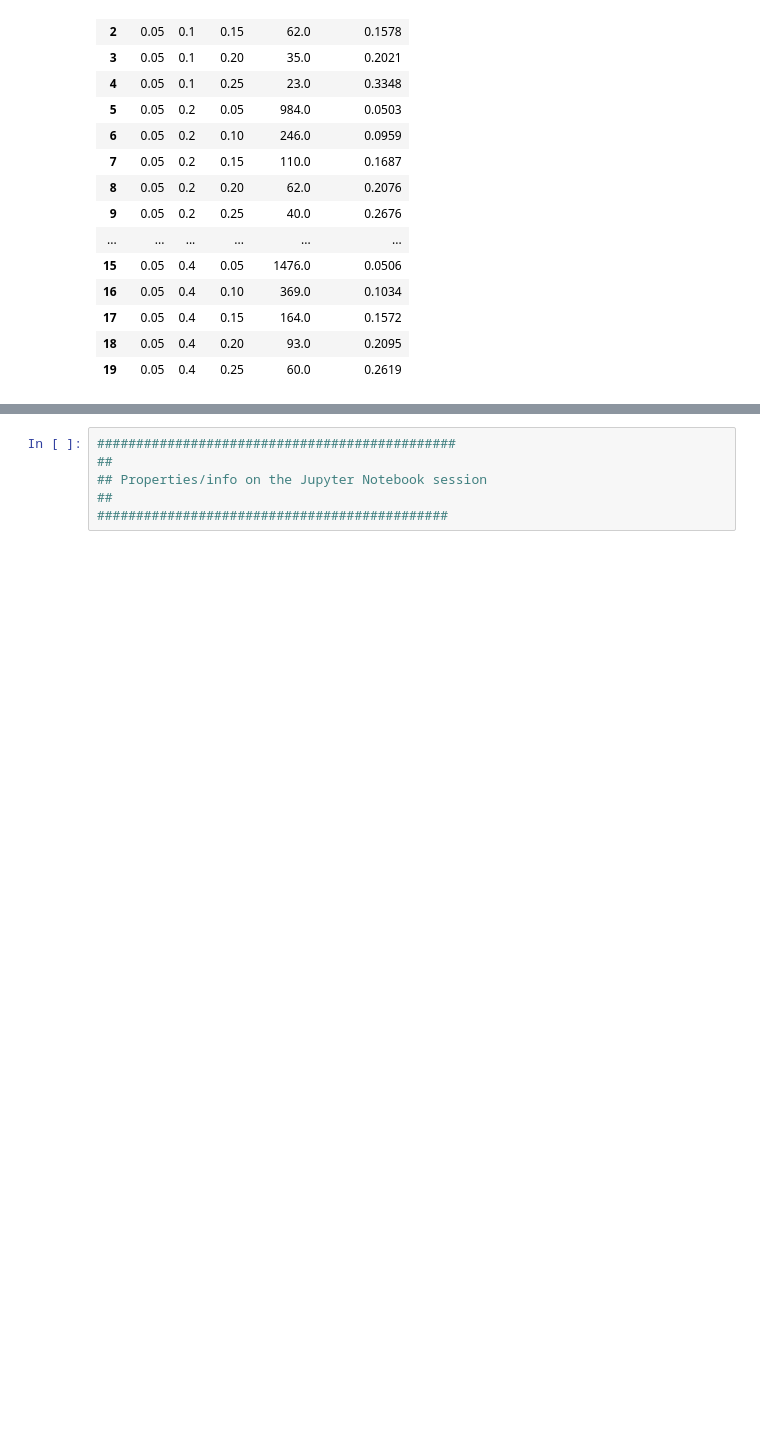
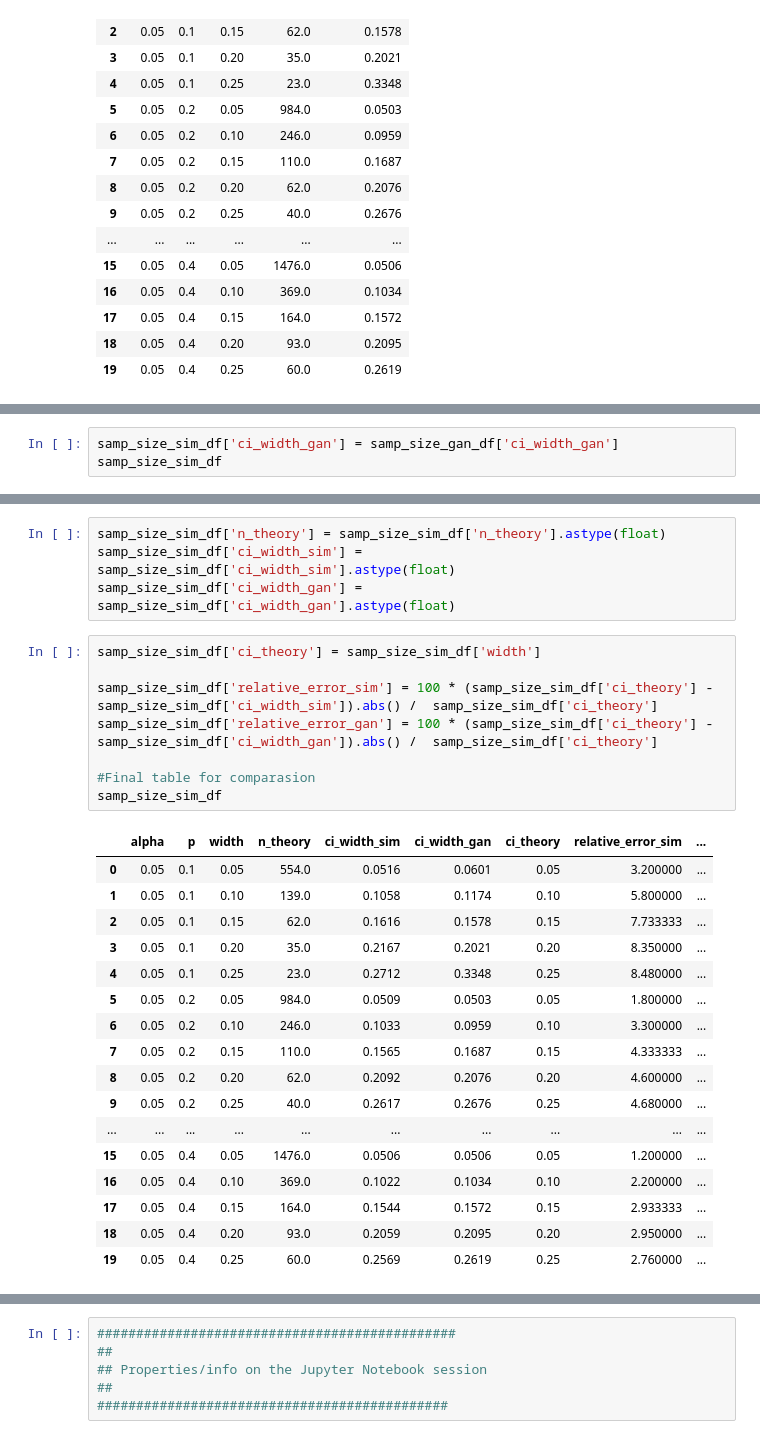
Before and after one commit to bettytan123/Sample-Size-Calculation, a Jupyter notebook: Best_Binomal_Mean.ipynb, the cells around one changed output, grey strips where cells are left out. Drawn from its saved outputs; the diff is of its cells as text; blank space fills up the shorter version.

Commit message:
Created final table

```diff
--- a/Best_Binomal_Mean.ipynb
+++ b/Best_Binomal_Mean.ipynb
@@ -686,0 +693,3 @@ samp_size_gan_df
+# %%
+samp_size_sim_df['ci_width_gan'] = samp_size_gan_df['ci_width_gan']
+samp_size_sim_df
@@ -686,0 +734,30 @@ samp_size_gan_df
+# %%
+samp_size_sim_df['n_theory'] = samp_size_sim_df['n_theory'].astype(float)
+samp_size_sim_df['ci_width_sim'] = samp_size_sim_df['ci_width_sim'].astype(float)
+samp_size_sim_df['ci_width_gan'] = samp_size_sim_df['ci_width_gan'].astype(float)
+# %%
+samp_size_sim_df['ci_theory'] = samp_size_sim_df['width']
+
+samp_size_sim_df['relative_error_sim'] = 100 * (samp_size_sim_df['ci_theory'] - samp_size_sim_df['ci_width_sim']).abs() /  samp_size_sim_df['ci_theory']
+samp_size_sim_df['relative_error_gan'] = 100 * (samp_size_sim_df['ci_theory'] - samp_size_sim_df['ci_width_gan']).abs() /  samp_size_sim_df['ci_theory']
+
+#Final table for comparasion
+samp_size_sim_df
+# %% [output]
+|  | alpha | p | width | n_theory | ci_width_sim | ci_width_gan | ci_theory | relative_error_sim | ... |
+| 0 | 0.05 | 0.1 | 0.05 | 554.0 | 0.0516 | 0.0601 | 0.05 | 3.200000 | ... |
+| 1 | 0.05 | 0.1 | 0.10 | 139.0 | 0.1058 | 0.1174 | 0.10 | 5.800000 | ... |
+| 2 | 0.05 | 0.1 | 0.15 | 62.0 | 0.1616 | 0.1578 | 0.15 | 7.733333 | ... |
+| 3 | 0.05 | 0.1 | 0.20 | 35.0 | 0.2167 | 0.2021 | 0.20 | 8.350000 | ... |
+| 4 | 0.05 | 0.1 | 0.25 | 23.0 | 0.2712 | 0.3348 | 0.25 | 8.480000 | ... |
+| 5 | 0.05 | 0.2 | 0.05 | 984.0 | 0.0509 | 0.0503 | 0.05 | 1.800000 | ... |
+| 6 | 0.05 | 0.2 | 0.10 | 246.0 | 0.1033 | 0.0959 | 0.10 | 3.300000 | ... |
+| 7 | 0.05 | 0.2 | 0.15 | 110.0 | 0.1565 | 0.1687 | 0.15 | 4.333333 | ... |
+| 8 | 0.05 | 0.2 | 0.20 | 62.0 | 0.2092 | 0.2076 | 0.20 | 4.600000 | ... |
+| 9 | 0.05 | 0.2 | 0.25 | 40.0 | 0.2617 | 0.2676 | 0.25 | 4.680000 | ... |
+| ... | ... | ... | ... | ... | ... | ... | ... | ... | ... |
+| 15 | 0.05 | 0.4 | 0.05 | 1476.0 | 0.0506 | 0.0506 | 0.05 | 1.200000 | ... |
+| 16 | 0.05 | 0.4 | 0.10 | 369.0 | 0.1022 | 0.1034 | 0.10 | 2.200000 | ... |
+| 17 | 0.05 | 0.4 | 0.15 | 164.0 | 0.1544 | 0.1572 | 0.15 | 2.933333 | ... |
+| 18 | 0.05 | 0.4 | 0.20 | 93.0 | 0.2059 | 0.2095 | 0.20 | 2.950000 | ... |
+| 19 | 0.05 | 0.4 | 0.25 | 60.0 | 0.2569 | 0.2619 | 0.25 | 2.760000 | ... |
```
Also changed, not shown: parts of 15 cells of this notebook.
